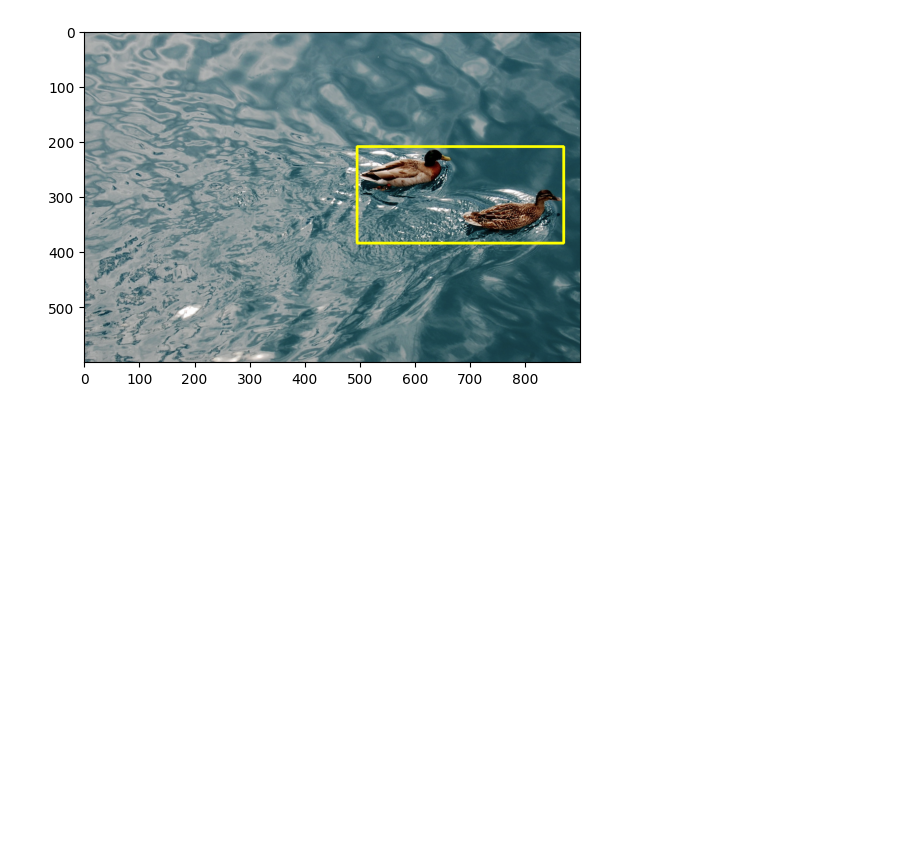
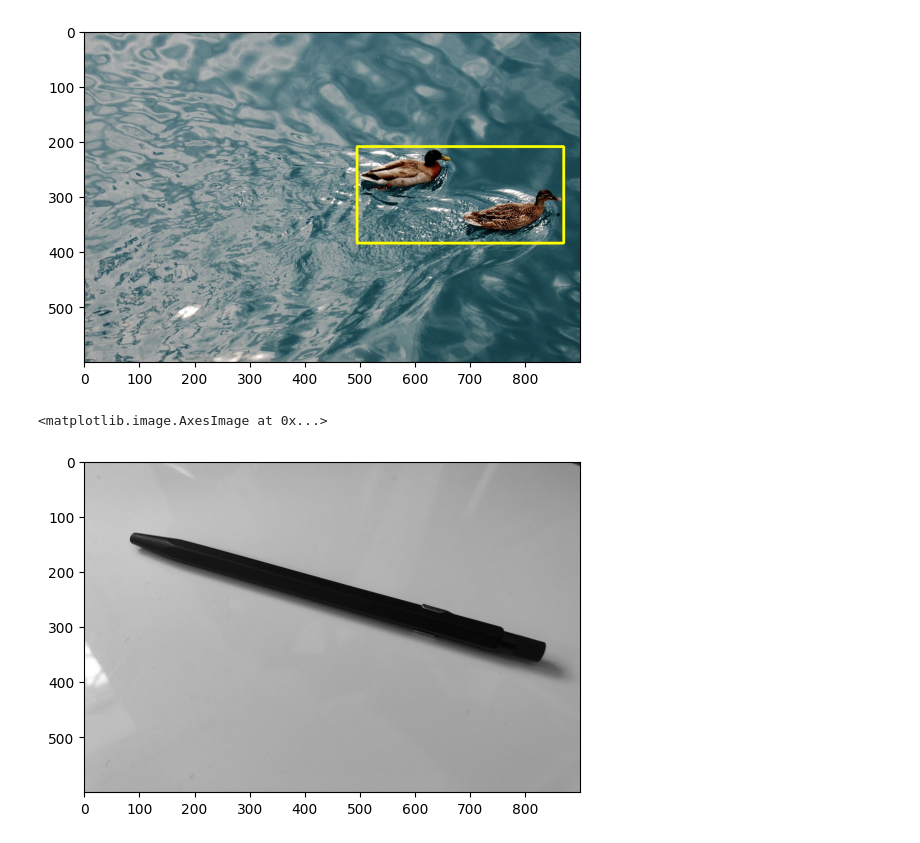
Before and after one commit to FlorianCochachin/procesamiento-imagenes-unmsm, a Jupyter notebook: src/Ejercicios.ipynb, the cells around one changed output. Saved outputs shown, nothing was run; the diff lists cells and outputs as text; code cells hidden in the pictures; blank space fills up the shorter version.

Commit message:
Medir la longitud del lapiz

```diff
--- a/src/Ejercicios.ipynb
+++ b/src/Ejercicios.ipynb
@@ -108,0 +111,9 @@ plt.imshow(imgRgb, 'gray')
+# %%
+pencil = cv.imread('imagenes/ejercicios/lapiz.png')
+# %%
+pencilRgb = cv.cvtColor(pencil, cv.COLOR_BGR2RGB)
+pencilGray = cv.cvtColor(pencil, cv.COLOR_BGR2GRAY)
+plt.imshow(pencilRgb, 'gray')
+# %% [output]
+<matplotlib.image.AxesImage at 0x...>
+[figure, added]
```
Also changed, not shown: parts of 10 cells of this notebook.
